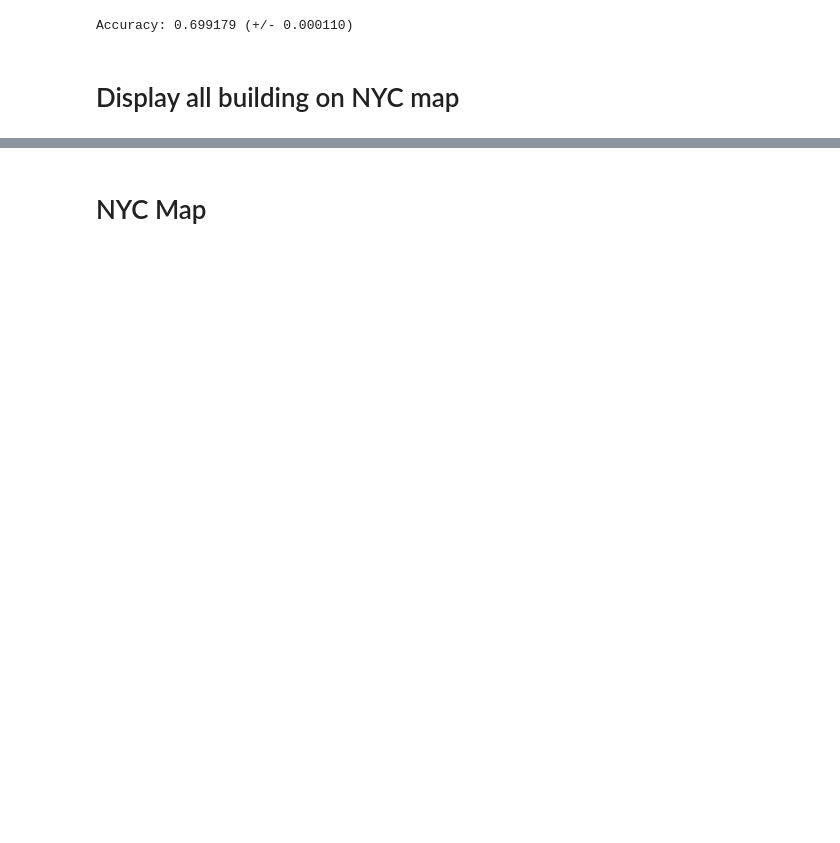
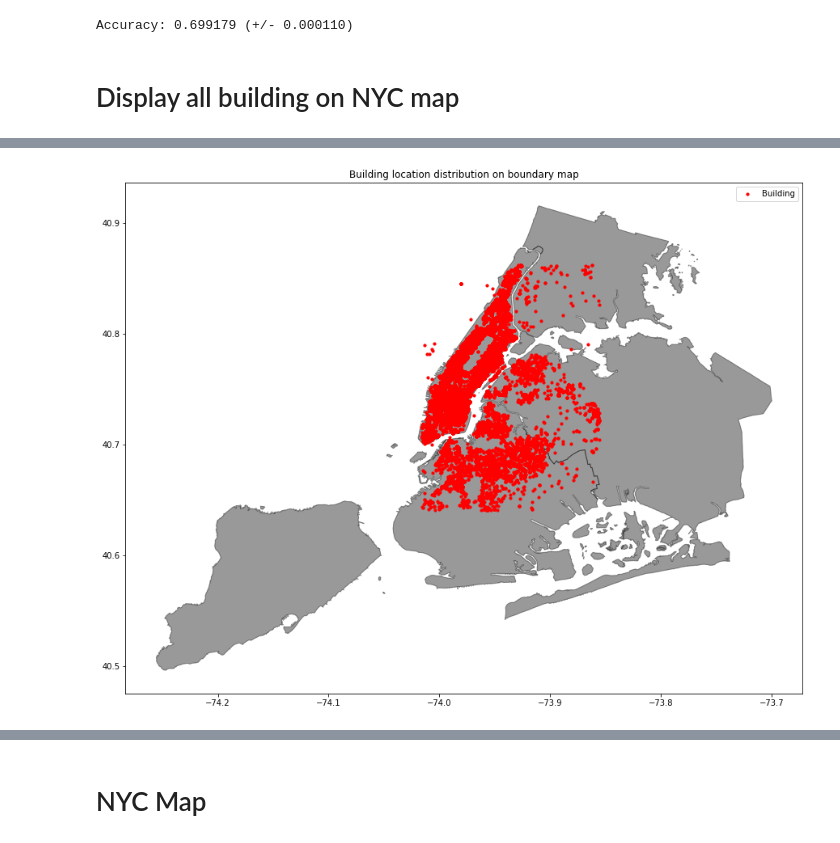
Before and after one commit to yifanliu98/two-sigma-connect-rental-listin-inquiries, a Jupyter notebook: logistic_regression.ipynb, the cells around one changed output, grey strips where cells are left out. Drawn from its saved outputs; the diff is of its cells as text; code cells hidden in the pictures; blank space fills up the shorter version.

```diff
--- a/logistic_regression.ipynb
+++ b/logistic_regression.ipynb
@@ -157,11 +156,12 @@ plt.show()
 # %%
+# displays on city boundary map
 map_boundary = gpd.read_file('NYC_boundary.shp')
-map_boundary_geo = map_boundary.to_crs("EPSG:4326")
-
 fig, ax = plt.subplots(figsize = (15,15))
-map_boundary_geo.plot(ax=ax, alpha=0.4, color='black', edgecolor='k')
-train_geo.plot(ax = ax, markersize = 10, color = 'red', marker = 'o', label='Building')
-plt.title('Building location distribution')
+map_boundary.plot(ax=ax, alpha=0.4, color='black', edgecolor='k')
+train_geo.plot(ax=ax, markersize=10, color='red', marker='o', label='Building')
+plt.title('Building location distribution on boundary map')
 plt.legend()
 plt.show()
+# %% [output]
+[figure, added]
 # %%
```
Also changed, not shown: parts of 5 cells of this notebook.
